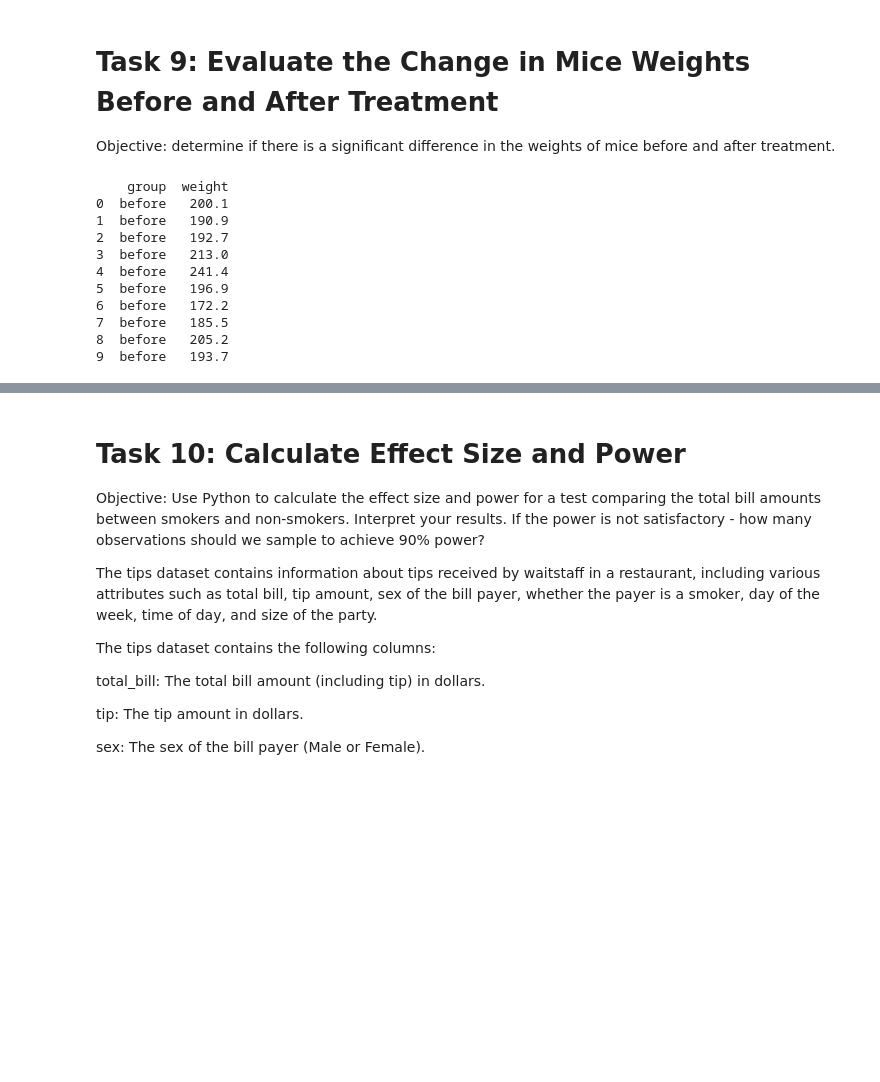
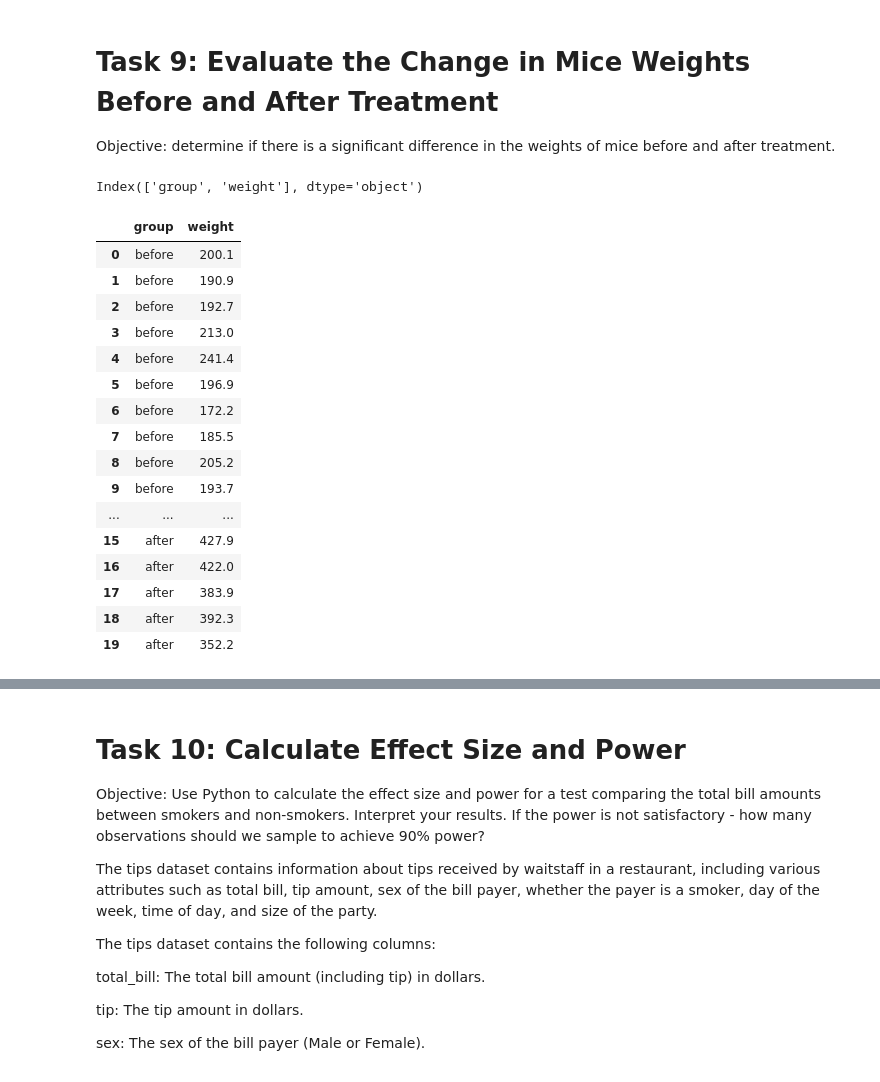
Before and after one commit to codemaster004/MathematicalSatistics, a Jupyter notebook: labs/Sample_Final_Labs.ipynb, the cells around one changed output, grey strips where cells are left out. Cells and saved outputs as stored; diff of their text form; code cells hidden in the pictures; blank space fills up the shorter version.

```diff
--- a/labs/Sample_Final_Labs.ipynb
+++ b/labs/Sample_Final_Labs.ipynb
@@ -588,29 +588,37 @@ Objective: determine if there is a significant difference in the weights of mice
 # %%
 import pandas as pd
 
 # Weight of the mice before treatment
 before = [200.1, 190.9, 192.7, 213, 241.4, 196.9, 172.2, 185.5, 205.2, 193.7]
 
 # Weight of the mice after treatment
 after = [392.9, 393.2, 345.1, 393, 434, 427.9, 422, 383.9, 392.3, 352.2]
 
 # Create a data frame
 my_data = pd.DataFrame({
     'group': ['before'] * len(before) + ['after'] * len(after),
     'weight': before + after
 })
 
 # Display the first few rows of the dataset
-print(my_data.head(10))
+print(my_data.columns)
+my_data
 # %% [output]
-    group  weight
-0  before   200.1
-1  before   190.9
-2  before   192.7
-3  before   213.0
-4  before   241.4
-5  before   196.9
-6  before   172.2
-7  before   185.5
-8  before   205.2
-9  before   193.7
+Index(['group', 'weight'], dtype='object')
+|  | group | weight |
+| 0 | before | 200.1 |
+| 1 | before | 190.9 |
+| 2 | before | 192.7 |
+| 3 | before | 213.0 |
+| 4 | before | 241.4 |
+| 5 | before | 196.9 |
+| 6 | before | 172.2 |
+| 7 | before | 185.5 |
+| 8 | before | 205.2 |
+| 9 | before | 193.7 |
+| ... | ... | ... |
+| 15 | after | 427.9 |
+| 16 | after | 422.0 |
+| 17 | after | 383.9 |
+| 18 | after | 392.3 |
+| 19 | after | 352.2 |
```
Also changed, not shown: parts of 9 cells of this notebook, 1 other file.
